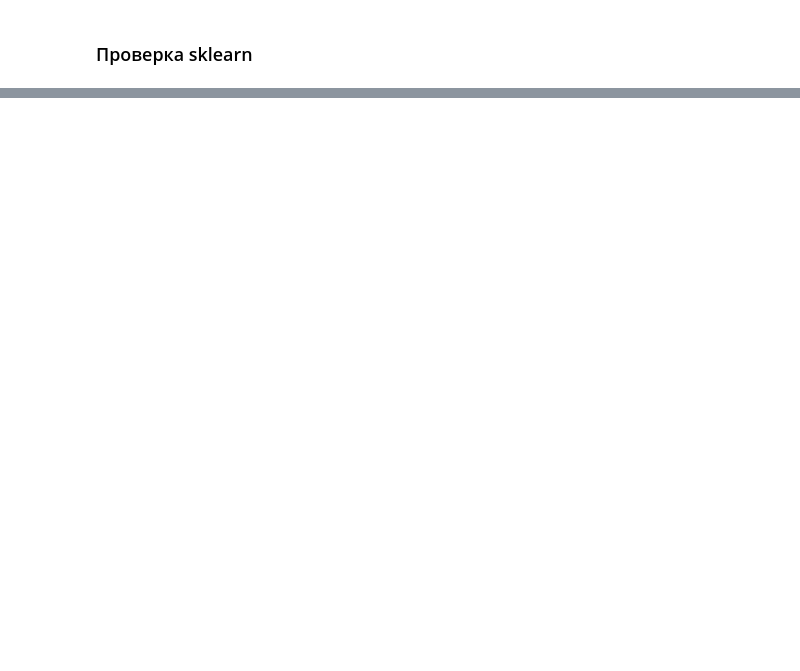
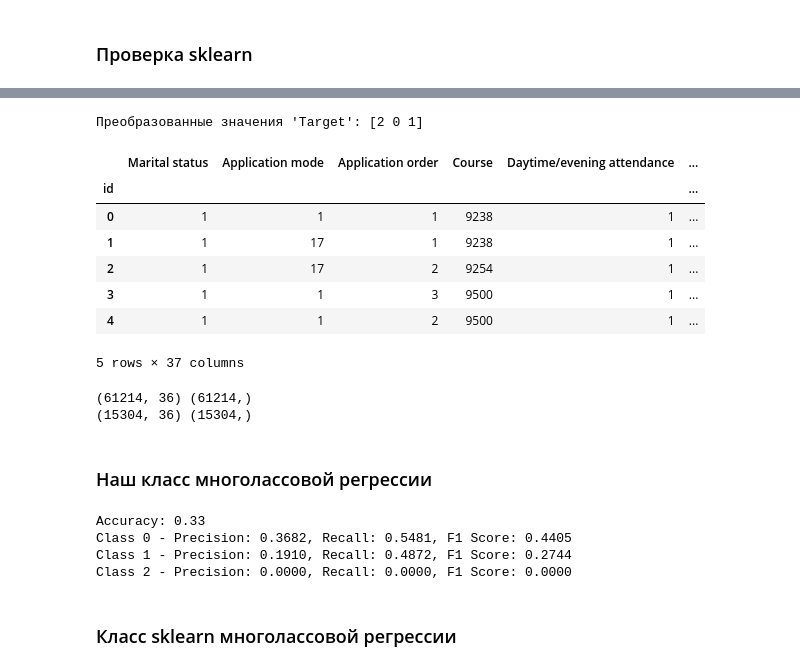
Before and after one commit to countrvl/URfU_PP1, a Jupyter notebook: tasks/task2_elina.ipynb, the cells around one changed output, grey strips where cells are left out. Cells and saved outputs as stored; diff of their text form; code cells hidden in the pictures; blank space fills up the shorter version.

```diff
--- a/tasks/task2_elina.ipynb
+++ b/tasks/task2_elina.ipynb
@@ -281,0 +431,69 @@ Confusion Matrix:
+# %%
+from sklearn.preprocessing import LabelEncoder
+
+# Используем LabelEncoder для кодирования уникальных значений
+le = LabelEncoder()
+df_train['Target'] = le.fit_transform(df_train['Target'])
+
+# Находим уникальные значения и сортируем их по порядку
+unique_values = sorted(zip(le.transform(le.classes_), le.classes_))
+
+# Проверяем результат
+print("Преобразованные значения 'Target':", df_train['Target'].unique())
+# %% [output]
+Преобразованные значения 'Target': [2 0 1]
+# %%
+from sklearn.preprocessing import MinMaxScaler
+
+scaler = MinMaxScaler(feature_range=(0, 1))
+
+# Применяем нормализацию
+df_train[numerical_columns] = scaler.fit_transform(df_train[numerical_columns])
+
+# Проверяем результат
+df_train.head()
+# %% [output]
+|  | Marital status | Application mode | Application order | Course | Daytime/evening attendance | ... |
+| id |  |  |  |  |  | ... |
+| 0 | 1 | 1 | 1 | 9238 | 1 | ... |
+| 1 | 1 | 17 | 1 | 9238 | 1 | ... |
+| 2 | 1 | 17 | 2 | 9254 | 1 | ... |
+| 3 | 1 | 1 | 3 | 9500 | 1 | ... |
+| 4 | 1 | 1 | 2 | 9500 | 1 | ... |
+5 rows × 37 columns
+# %%
+from sklearn.model_selection import train_test_split
+
+X = df_train.drop(columns=['Target'])
+y = df_train['Target']
+
+X_train, X_test, y_train, y_test = train_test_split(X, y, test_size=0.2, random_state=42)
+print(X_train.shape, y_train.shape)
+print(X_test.shape, y_test.shape)
+# %% [output]
+(61214, 36) (61214,)
+(15304, 36) (15304,)
+# %% [markdown]
+### Наш класс многолассовой регрессии
+# %%
+# Обучаем модель "один против всех"
+ovr_classifier = MyOneVsRestClassifier()
+ovr_classifier.fit(X_train, y_train)
+
+# Предсказания
+predictions = ovr_classifier.predict(X_test)
+
+# Вычисление метрик
+accuracy = ovr_classifier.accuracy(X_test, y_test)
+print(f'Accuracy: {accuracy:.2f}')
+
+precision, recall, f1_score = model.evaluate_metrics(y_test, y_pred)
+for i, (precision_cl, recall_cl, f1_cl) in enumerate(zip(precision, recall, f1_score)):
+    print(f"Class {i} - Precision: {precision_cl:.4f}, Recall: {recall_cl:.4f}, F1 Score: {f1_cl:.4f}")
+# %% [output]
+Accuracy: 0.33
+Class 0 - Precision: 0.3682, Recall: 0.5481, F1 Score: 0.4405
+Class 1 - Precision: 0.1910, Recall: 0.4872, F1 Score: 0.2744
+Class 2 - Precision: 0.0000, Recall: 0.0000, F1 Score: 0.0000
+# %% [markdown]
+### Класс sklearn многолассовой регрессии
```
Also changed, not shown: parts of 13 cells of this notebook.
